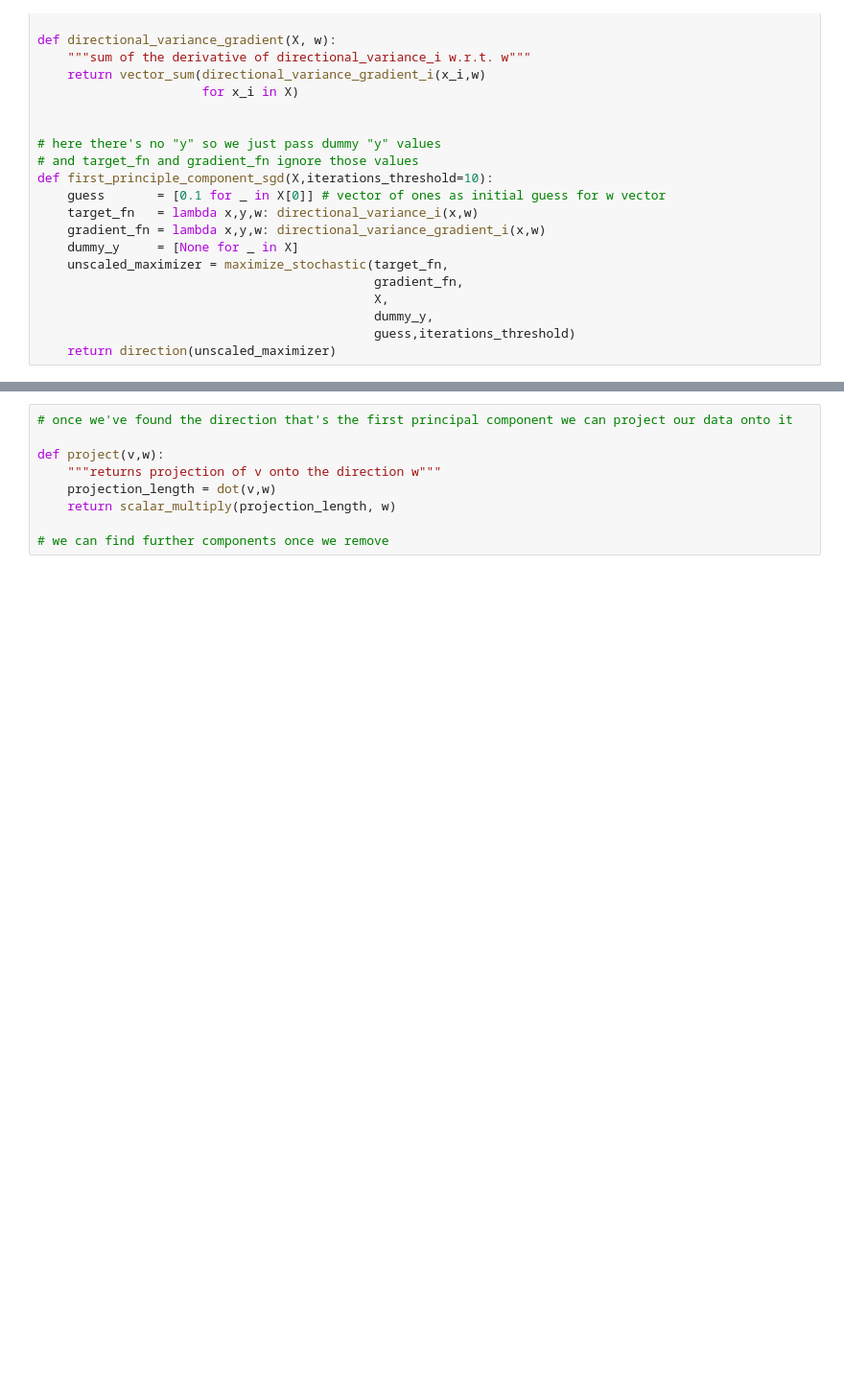
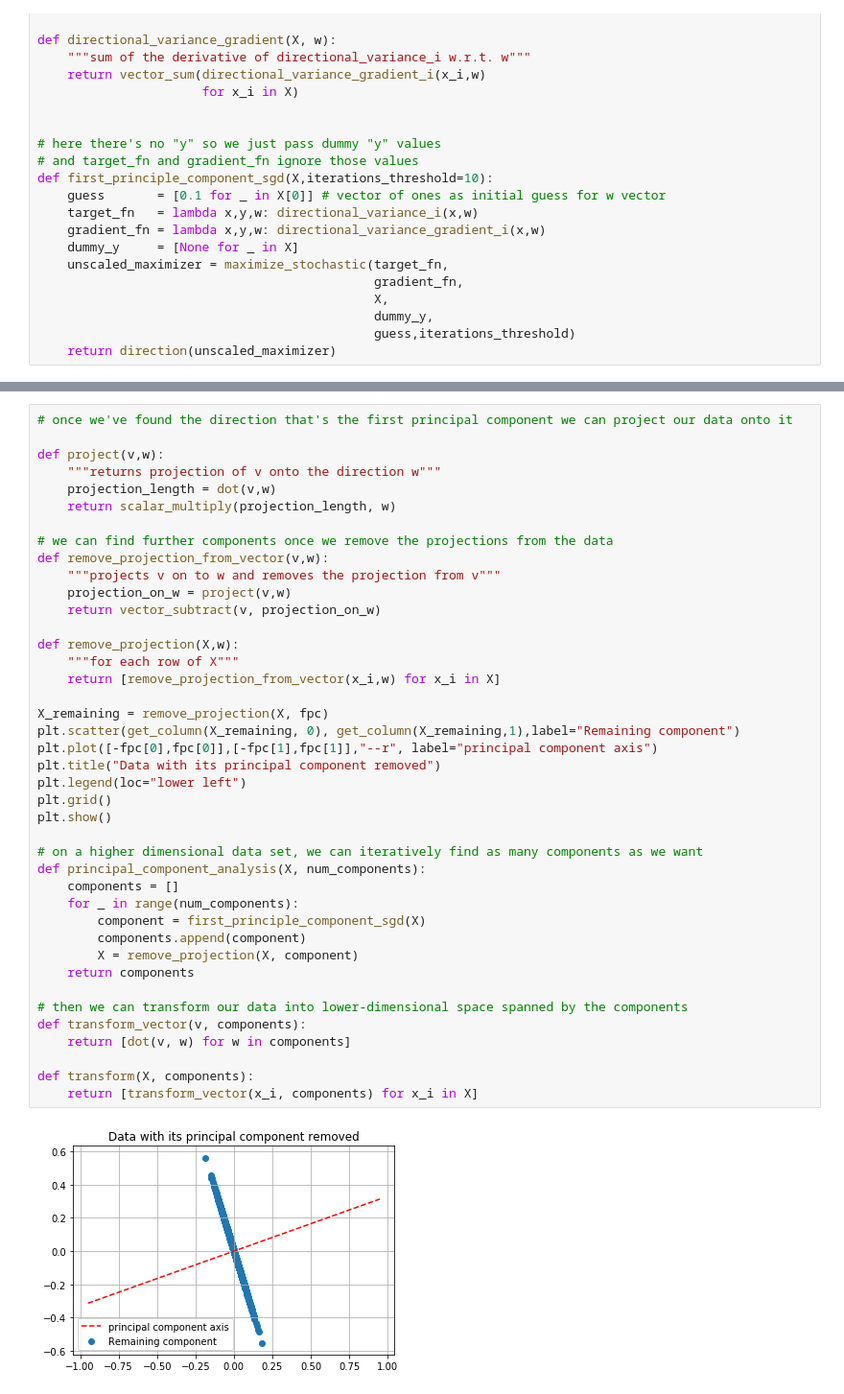
Before and after one commit to prteek/data-science, a Jupyter notebook: WorkingWithData.ipynb, the cells around one changed output, grey strips where cells are left out. Shown at 96% size. Saved outputs shown, nothing was run; the diff lists cells and outputs as text; blank space fills up the shorter version.

```diff
--- a/WorkingWithData.ipynb
+++ b/WorkingWithData.ipynb
@@ -395,9 +397,43 @@ Principle component of data: [0.9612855829487659, 0.27555403828442]
-# %%
-# once we've found the direction that's the first principal component we can project our data onto it
-
-def project(v,w):
-    """returns projection of v onto the direction w"""
-    projection_length = dot(v,w)
-    return scalar_multiply(projection_length, w)
-
-# we can find further components once we remove
+# %%
+# once we've found the direction that's the first principal component we can project our data onto it
+
+def project(v,w):
+    """returns projection of v onto the direction w"""
+    projection_length = dot(v,w)
+    return scalar_multiply(projection_length, w)
+
+# we can find further components once we remove the projections from the data
+def remove_projection_from_vector(v,w):
+    """projects v on to w and removes the projection from v"""
+    projection_on_w = project(v,w)
+    return vector_subtract(v, projection_on_w)
+
+def remove_projection(X,w):
+    """for each row of X"""
+    return [remove_projection_from_vector(x_i,w) for x_i in X]
+
+X_remaining = remove_projection(X, fpc)
+plt.scatter(get_column(X_remaining, 0), get_column(X_remaining,1),label="Remaining component")
+plt.plot([-fpc[0],fpc[0]],[-fpc[1],fpc[1]],"--r", label="principal component axis")
+plt.title("Data with its principal component removed")
+plt.legend(loc="lower left")
+plt.grid()
+plt.show()
+
+# on a higher dimensional data set, we can iteratively find as many components as we want
+def principal_component_analysis(X, num_components):
+    components = []
+    for _ in range(num_components):
+        component = first_principle_component_sgd(X)
+        components.append(component)
+        X = remove_projection(X, component)
+    return components
+
+# then we can transform our data into lower-dimensional space spanned by the components
+def transform_vector(v, components):
+    return [dot(v, w) for w in components]
+
+def transform(X, components):
+    return [transform_vector(x_i, components) for x_i in X]
+# %% [output]
+[figure, added]
```
Also changed, not shown: parts of 3 cells of this notebook.
